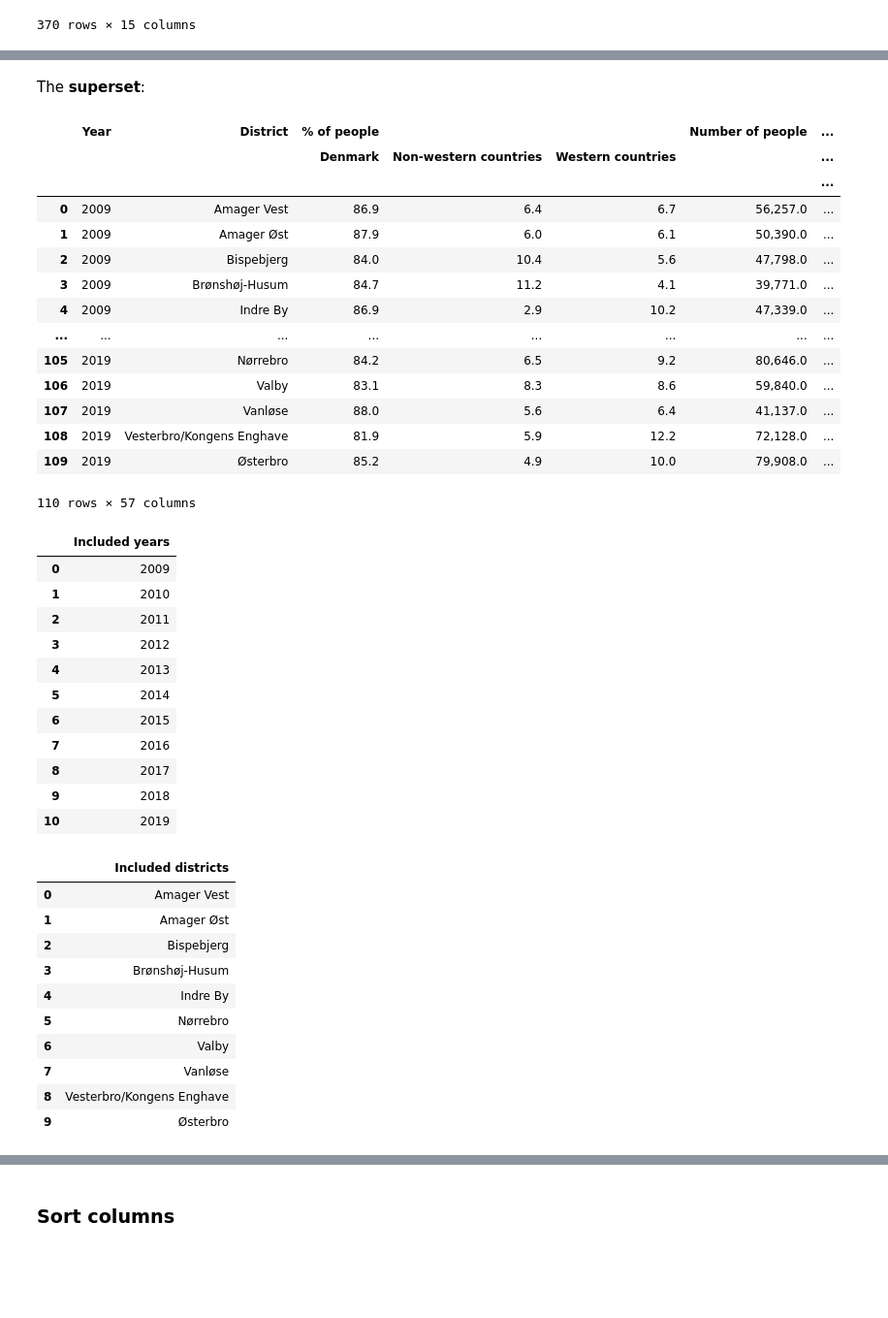
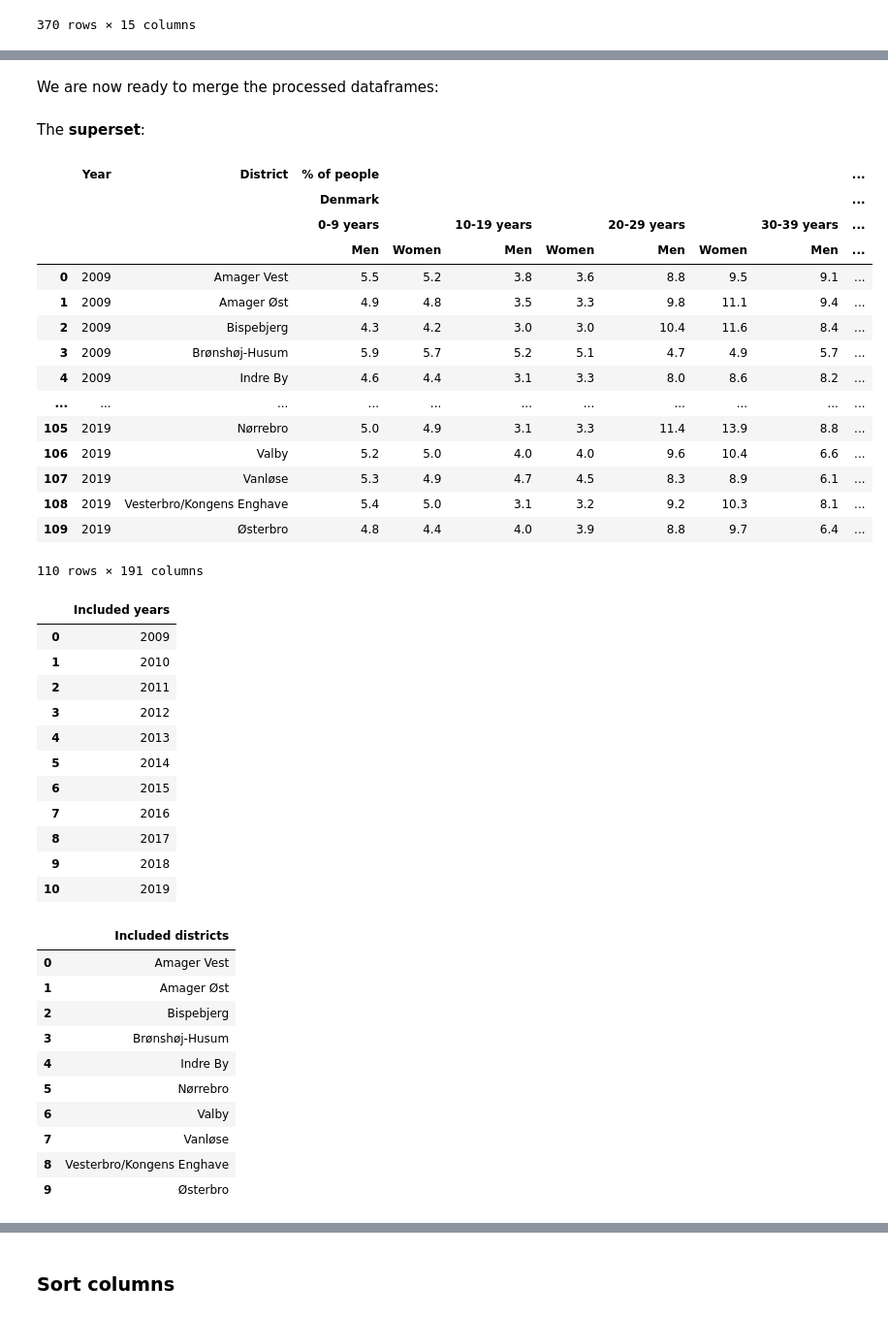
Before and after one commit to wojciechdk/social_data_analysis_and_visualization_final_project, a Jupyter notebook: basic_stats.ipynb, the cells around one changed output, grey strips where cells are left out. Shown at 97% size. Saved outputs shown, nothing was run; the diff lists cells and outputs as text; code cells hidden in the pictures; blank space fills up the shorter version.

Commit message:
The data cleaning notebook done except for the link!

```diff
--- a/basic_stats.ipynb
+++ b/basic_stats.ipynb
@@ -907,13 +696,15 @@ all_dataframes_with_district = cph_data.get_dataframes_with_district()
 # Get all Polling Areas.
 all_polling_areas = list()
 for df in cph_data.get_dataframes_with_district():
-    all_polling_areas += list(df.loc[df['District type'] == 'Polling area', 'District'].unique())
+    all_polling_areas += list(df.loc[df['District type']
+                              == 'Polling area', 'District'].unique())
 all_polling_areas = unique(all_polling_areas)
 
 # Get all Districts.
 all_districts = list()
 for df in cph_data.get_dataframes_with_district():
-    all_districts += list(df.loc[df['District type'] == 'District', 'District'].unique())
+    all_districts += list(df.loc[df['District type']
+                          == 'District', 'District'].unique())
 all_districts = unique(all_districts)
 
 # Show the Polling Areas and Districts:
@@ -1706,0 +1562,12 @@ display(cph_data_superset.income)
+# %%
+# Create new columns containing income data for each sex.
+cph_data_superset.income = (
+    df_create_column_for_each_unique_value(
+        df_temp_income_1,
+        category_columns=['Sex'],
+        value_columns=['Average income (kr.)']
+    )
+)
+
+# Show the result.
+display(cph_data_superset.income)
@@ -1780,8 +1686,8 @@ display(df_temp_marital_status_1)
 # Create new columns containing the number of people for each citizenship group:
 df_temp_marital_status_2 = (
     df_create_column_for_each_unique_value(
-        df_temp_marital_status_1,
-        category_columns=['Marital status'],
+        cph_data_superset.marital_status,
+        category_columns=['Marital status', 'Age', 'Sex'],
         value_columns='Number of people'
     )
 )
@@ -1931,7 +1855,7 @@ df_temp_population_movement_1 = cph_data_superset.population_movement.copy()
 # Get the Number of people from the Citizenship dataset
 columns = ['Year', 'District', 'Number of people']
 df_n_people_citizenship = cph_data_superset.citizenship[columns]
-df_n_people_citizenship.columns = df_n_people_citizenship.columns.droplevel(1)
+df_n_people_citizenship.columns = df_n_people_citizenship.columns.droplevel([1, 2, 3])
 
 df_temp_population_movement_1 = (
     df_temp_population_movement_1
@@ -1965,11 +1889,11 @@ df_temp_population_movement_1 = (
 
 # Adjust the column names.
 df_temp_population_movement_1.columns = pd.MultiIndex.from_tuples(
-            [(column, ) + ('', )
-             if column not in columns_to_express_as_fractions
-             else
-             (r'% of people', ) + (column, )
-             for column in list(df_temp_population_movement_1.columns)]
+    [(column, ) + ('', )
+     if column not in columns_to_express_as_fractions
+     else
+     (r'% of people', ) + (column, )
+     for column in list(df_temp_population_movement_1.columns)]
 )
 
 # Assign the dataframe to the superset object.
@@ -2093,41 +2026,45 @@ cph_data_superset.display_dataframes()
+# %% [markdown]
+We are now ready to merge the processed dataframes:
 # %%
-# Merge
+# Merge all the dataframes in the object: cph_data_superset.
 for idx_df, df in enumerate(cph_data_superset.get_all_dataframes()):
     # The first dataframe is left unaltered.
     if idx_df == 0:
         df_superset = df
 
     # Each consecutive dataframe is merged with the merge of the previous
     # dataframes on columns "Year" and "District".
     else:
         df_superset = df_superset.merge(
             df,
             on=['Year', 'District'],
             how='inner',
         )
 
 # Show the results.
 printmd('The **superset**:')
 display(df_superset)
 display(pd.DataFrame(df_superset['Year'].unique(), columns=['Included years']))
-display(pd.DataFrame(df_superset['District'].unique(), columns=['Included districts']))
+display(pd.DataFrame(
+    df_superset['District'].unique(), columns=['Included districts']))
 # %% [output]
 The **superset**:
-|  | Year | District | % of people |  |  | Number of people | ... |
-|  |  |  | Denmark | Non-western countries | Western countries |  | ... |
-|  |  |  |  |  |  |  | ... |
-| 0 | 2009 | Amager Vest | 86.9 | 6.4 | 6.7 | 56,257.0 | ... |
-| 1 | 2009 | Amager Øst | 87.9 | 6.0 | 6.1 | 50,390.0 | ... |
-| 2 | 2009 | Bispebjerg | 84.0 | 10.4 | 5.6 | 47,798.0 | ... |
-| 3 | 2009 | Brønshøj-Husum | 84.7 | 11.2 | 4.1 | 39,771.0 | ... |
-| 4 | 2009 | Indre By | 86.9 | 2.9 | 10.2 | 47,339.0 | ... |
-| ... | ... | ... | ... | ... | ... | ... | ... |
-| 105 | 2019 | Nørrebro | 84.2 | 6.5 | 9.2 | 80,646.0 | ... |
-| 106 | 2019 | Valby | 83.1 | 8.3 | 8.6 | 59,840.0 | ... |
-| 107 | 2019 | Vanløse | 88.0 | 5.6 | 6.4 | 41,137.0 | ... |
-| 108 | 2019 | Vesterbro/Kongens Enghave | 81.9 | 5.9 | 12.2 | 72,128.0 | ... |
-| 109 | 2019 | Østerbro | 85.2 | 4.9 | 10.0 | 79,908.0 | ... |
+|  | Year | District | % of people |  |  |  |  |  |  | ... |
+|  |  |  | Denmark |  |  |  |  |  |  | ... |
+|  |  |  | 0-9 years |  | 10-19 years |  | 20-29 years |  | 30-39 years | ... |
+|  |  |  | Men | Women | Men | Women | Men | Women | Men | ... |
+| 0 | 2009 | Amager Vest | 5.5 | 5.2 | 3.8 | 3.6 | 8.8 | 9.5 | 9.1 | ... |
+| 1 | 2009 | Amager Øst | 4.9 | 4.8 | 3.5 | 3.3 | 9.8 | 11.1 | 9.4 | ... |
+| 2 | 2009 | Bispebjerg | 4.3 | 4.2 | 3.0 | 3.0 | 10.4 | 11.6 | 8.4 | ... |
+| 3 | 2009 | Brønshøj-Husum | 5.9 | 5.7 | 5.2 | 5.1 | 4.7 | 4.9 | 5.7 | ... |
+| 4 | 2009 | Indre By | 4.6 | 4.4 | 3.1 | 3.3 | 8.0 | 8.6 | 8.2 | ... |
+| ... | ... | ... | ... | ... | ... | ... | ... | ... | ... | ... |
+| 105 | 2019 | Nørrebro | 5.0 | 4.9 | 3.1 | 3.3 | 11.4 | 13.9 | 8.8 | ... |
+| 106 | 2019 | Valby | 5.2 | 5.0 | 4.0 | 4.0 | 9.6 | 10.4 | 6.6 | ... |
+| 107 | 2019 | Vanløse | 5.3 | 4.9 | 4.7 | 4.5 | 8.3 | 8.9 | 6.1 | ... |
+| 108 | 2019 | Vesterbro/Kongens Enghave | 5.4 | 5.0 | 3.1 | 3.2 | 9.2 | 10.3 | 8.1 | ... |
+| 109 | 2019 | Østerbro | 4.8 | 4.4 | 4.0 | 3.9 | 8.8 | 9.7 | 6.4 | ... |
-110 rows × 57 columns
+110 rows × 191 columns
 |  | Included years |
 | 0 | 2009 |
 | 1 | 2010 |
```
Also changed, not shown: parts of 178 cells of this notebook, 3 other files.
